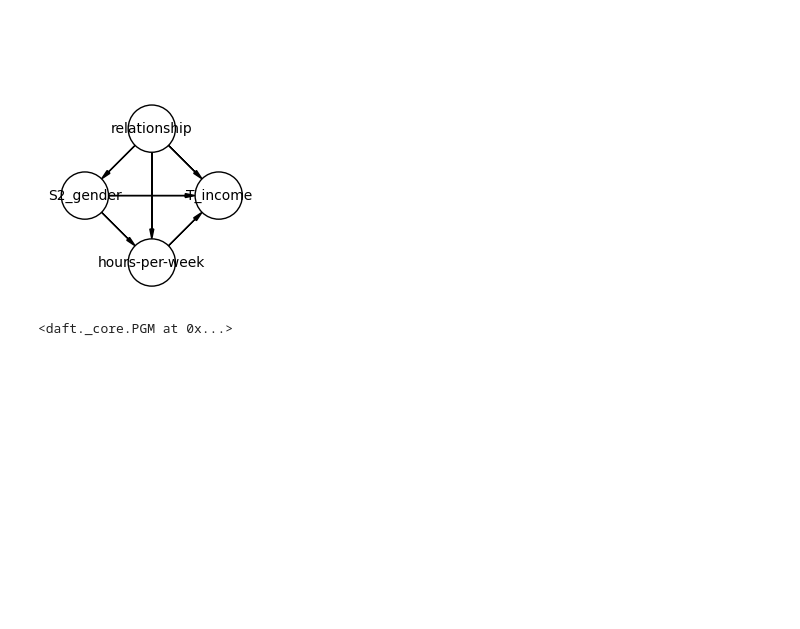
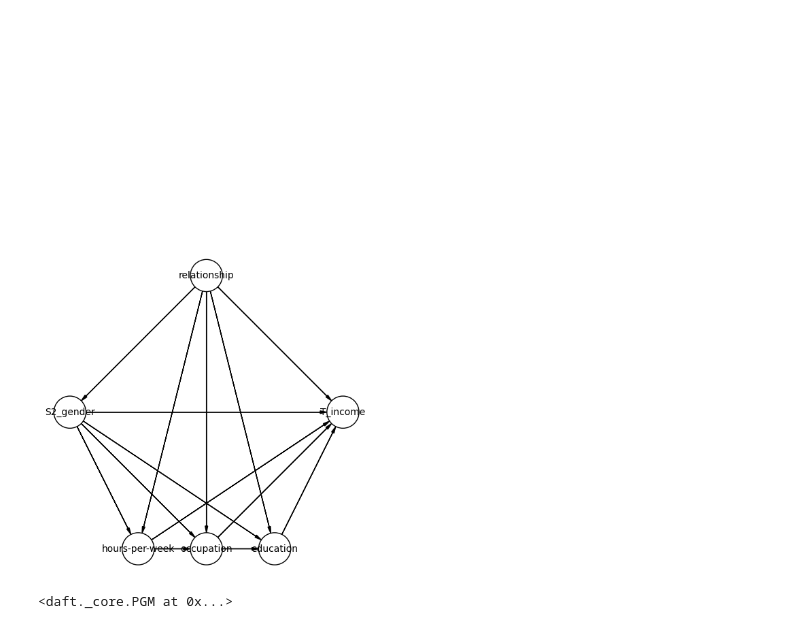
Before and after one commit to Erhtric/fairmind-causal-fairness-analysis, a Jupyter notebook: notebooks/b.ipynb, the cells around one changed output. Cells and saved outputs as stored; diff of their text form; code cells hidden in the pictures; blank space fills up the shorter version.

```diff
--- a/notebooks/b.ipynb
+++ b/notebooks/b.ipynb
@@ -27,20 +21,35 @@ labels = ["0-20", "21-40", "41-60", "61-80", "80+"]
 df["hours-per-week"] = pd.cut(
     df["hours-per-week"], bins=bins, labels=labels, right=False
 )
-# %%
-from src.graph import build_sfm, visualize_sfm
-
-sfm = build_sfm(
-    sensitive_attr="S2_gender",
-    outcome_attr="T_income",
-    confounder_attrs=["relationship"],
-    mediator_attrs=["hours-per-week"],
-)
-
-visualize_sfm(sfm)
-# %% [output]
-[figure, removed]
-<daft._core.PGM at 0x...>
+# %%
+private_attr = "S2_gender"
+
+sfm = build_sfm(
+    sensitive_attr=private_attr,
+    outcome_attr="T_income",
+    confounder_attrs=["relationship"],
+    mediator_attrs=["hours-per-week", "occupation", "education"],
+    # mediator_attrs=["hours-per-week"],
+    sorted_mediators=True,
+)
+
+# sfm_markovian = build_sfm(
+#     sensitive_attr="S2_gender",
+#     outcome_attr="T_income",
+#     confounder_attrs=["relationship"],
+#     mediator_attrs=["hours-per-week"],
+#     latents=[
+#         ("UX", ["S2_gender"]),
+#         ("UY", ["T_income"]),
+#         ("UZ", ["relationship"]),
+#         ("UW", ["hours-per-week"]),
+#     ],
+# )
+
+visualize_sfm(sfm)
+# %% [output]
+[figure, added]
+<daft._core.PGM at 0x...>
 # %%
 bn = fit_discrete_bayesian_model(
     sfm,
```
Also changed, not shown: parts of 25 cells of this notebook, 17 other files.
